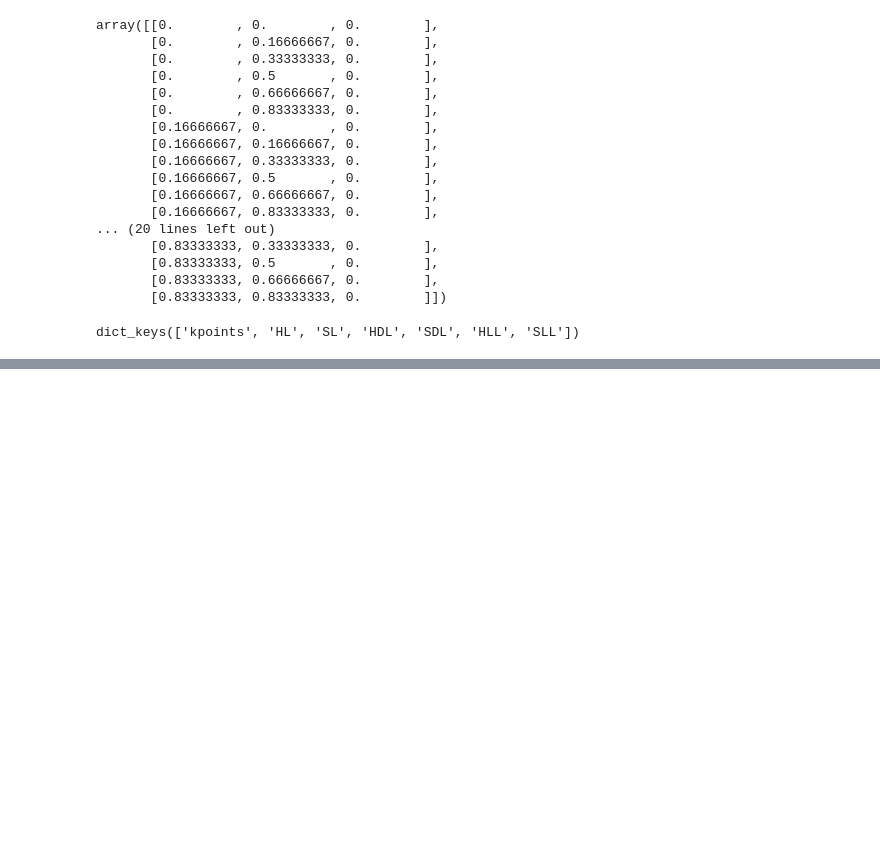
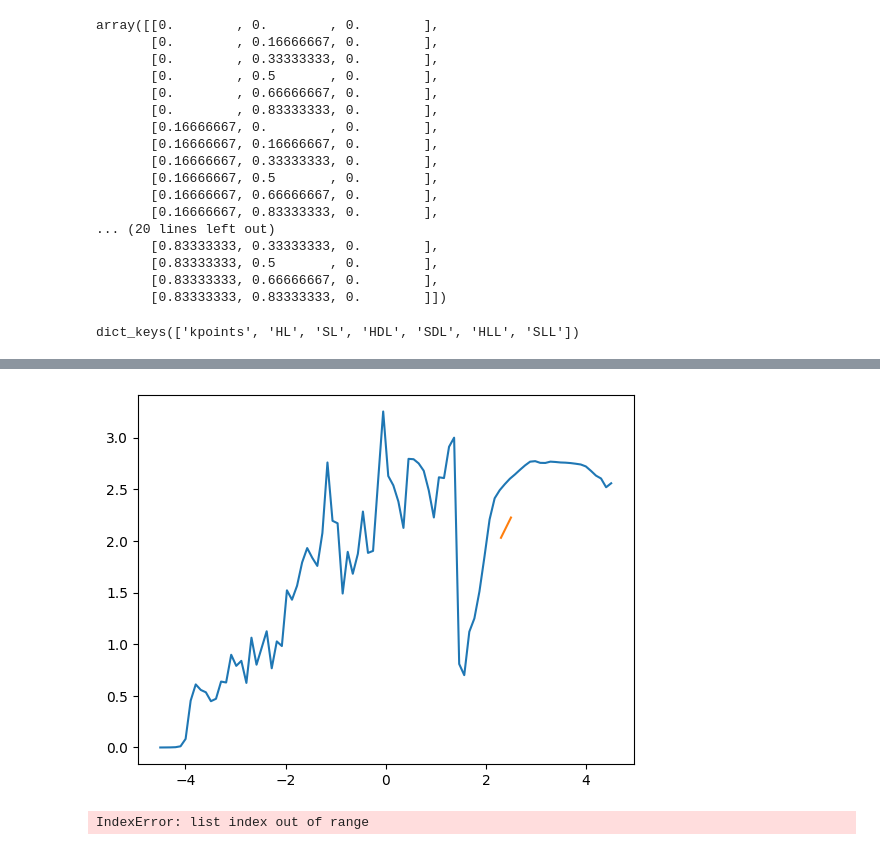
Before and after one commit to deepmodeling/DeePTB, a Jupyter notebook: dptb/negf/try_bloch.ipynb, the cells around one changed output, grey strips where cells are left out. Saved outputs shown, nothing was run; the diff lists cells and outputs as text; code cells hidden in the pictures; blank space fills up the shorter version.

```diff
--- a/dptb/negf/try_bloch.ipynb
+++ b/dptb/negf/try_bloch.ipynb
@@ -481,0 +485,19 @@ torch.Size([36, 240, 240])
+# %%
+plt.plot(negf_out['uni_grid'],negf_out['T_avg'])
+plt.plot(negf_out_bloch['uni_grid'],negf_out_bloch['T_avg'])
+plt.show()
+# %% [output]
+[figure, added]
+# %%
+expand_pos = origin_pos
+sorted_indices = np.lexsort((expand_pos.numpy()[:, 0], expand_pos.numpy()[:, 1], expand_pos.numpy()[:, 2]))
+
+expand_basis_index = np.cumsum(h2k.atom_norbs)
+bloch_sorted_indice = []
+for ia in sorted_indices:
+    for k in range(h2k.atom_norbs[ia]):
+        bloch_sorted_indice.append(expand_basis_index[ia]-h2k.atom_norbs[ia]+k)
+bloch_sorted_indice = np.stack(bloch_sorted_indice)
+bloch_sorted_indice = torch.from_numpy(bloch_sorted_indice)
+# %% [output]
+IndexError: list index out of range
```
Also changed, not shown: parts of 21 cells of this notebook.
